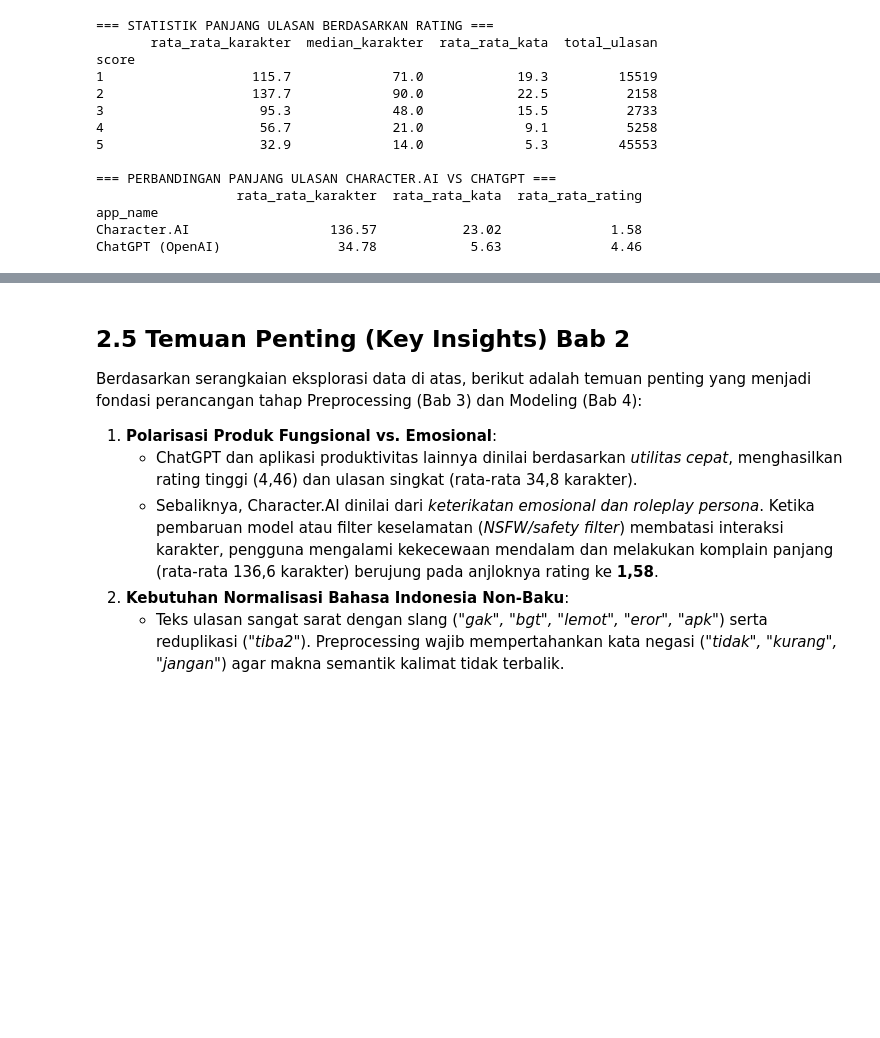
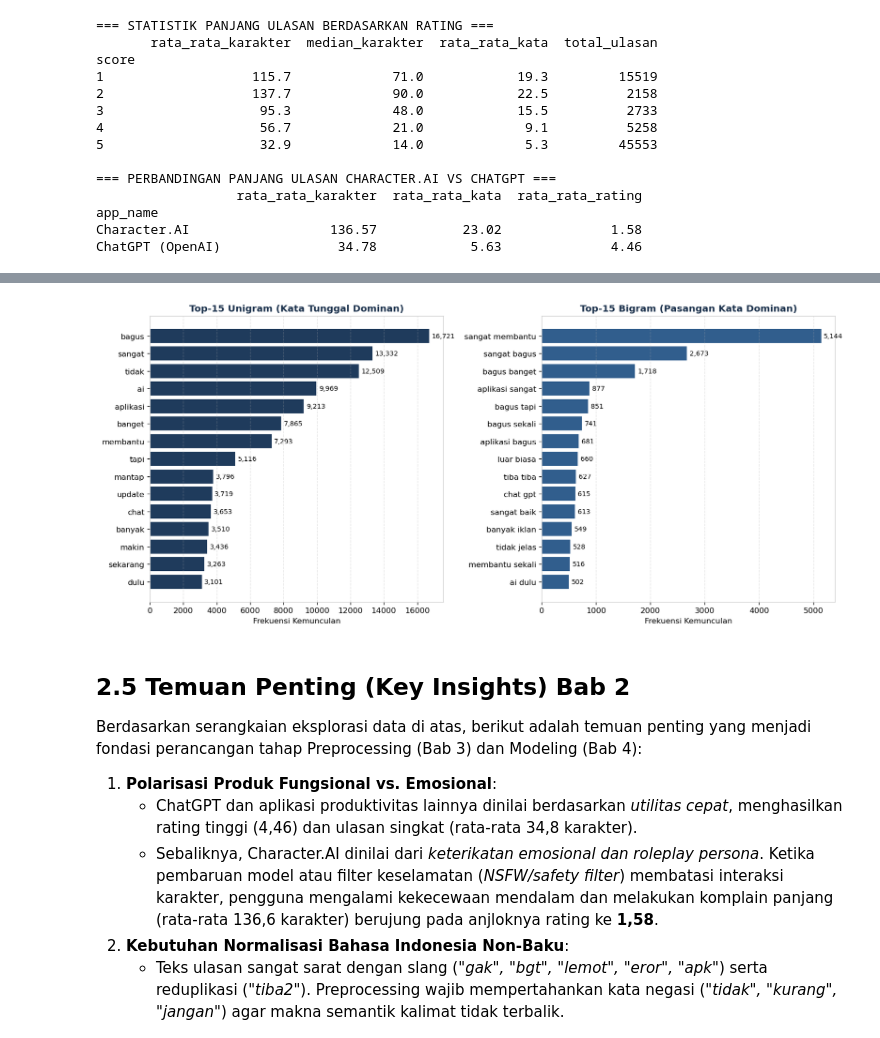
Before and after one commit to awillyam327/AM552B_GenAI_Indonesia, a Jupyter notebook: notebooks/01_Data_Understanding_dan_EDA.ipynb, the cells around one changed output, grey strips where cells are left out. Saved outputs shown, nothing was run; the diff lists cells and outputs as text; code cells hidden in the pictures; blank space fills up the shorter version.

```diff
--- a/notebooks/01_Data_Understanding_dan_EDA.ipynb
+++ b/notebooks/01_Data_Understanding_dan_EDA.ipynb
@@ -268,0 +272,78 @@ ChatGPT (OpenAI)               34.78            5.63              4.46
+# %%
+from collections import Counter
+
+SLANG_EDA = {
+    "gk": "tidak", "ga": "tidak", "gak": "tidak", "nggak": "tidak", "enggak": "tidak",
+    "tdk": "tidak", "tak": "tidak", "bgt": "banget", "bngt": "banget", "yg": "yang",
+    "dgn": "dengan", "utk": "untuk", "buat": "untuk", "krn": "karena", "karna": "karena",
+    "klo": "kalau", "kalo": "kalau", "udh": "sudah", "udah": "sudah", "sdh": "sudah",
+    "blm": "belum", "tp": "tapi", "tpi": "tapi", "aja": "saja", "aj": "saja",
+    "apk": "aplikasi", "app": "aplikasi", "apps": "aplikasi", "bisa2": "bisa",
+    "eror": "error", "lemot": "lambat", "lelet": "lambat", "bgus": "bagus",
+    "bgs": "bagus", "mantul": "mantap", "mksh": "terima kasih", "makasih": "terima kasih",
+    "trims": "terima kasih", "trimakasih": "terima kasih",
+}
+
+STOPWORDS_EDA = {
+    "yang", "di", "dan", "ini", "itu", "dengan", "untuk", "pada", "dari", "ke",
+    "dalam", "saya", "aku", "nya", "ya", "saja", "juga", "atau", "ada", "kalau",
+    "karena", "sudah", "bisa", "sama", "jadi", "lebih", "mau", "apa", "lagi",
+    "buat", "kan", "lah", "kok", "sih", "deh", "dong", "nih", "tuh", "pun",
+    "kami", "kita", "mereka", "dia", "kamu", "anda", "seperti", "saat", "ketika",
+    "oleh", "sebagai", "bahwa", "adalah", "yaitu", "the", "to", "and", "of",
+    "in", "is", "it", "for", "on", "with", "as", "this", "that",
+}
+
+def tokenize_eda(text):
+    if not isinstance(text, str):
+        return []
+    words = re.findall(r"[a-z]+", text.lower())
+    out = []
+    for w in words:
+        wn = SLANG_EDA.get(w, w)
+        if len(wn) >= 2 and wn not in STOPWORDS_EDA:
+            out.append(wn)
+    return out
+
+unigram_cnt = Counter()
+bigram_cnt = Counter()
+for txt in df["content"].astype(str):
+    toks = tokenize_eda(txt)
+    unigram_cnt.update(toks)
+    if len(toks) >= 2:
+        bigram_cnt.update([f"{toks[i]} {toks[i+1]}" for i in range(len(toks) - 1)])
+
+top20_uni = unigram_cnt.most_common(20)
+top20_bi = bigram_cnt.most_common(20)
+
+ngram_df = pd.DataFrame({
+    "Rank": range(1, 21),
+    "Top-20 Unigram": [w for w, _ in top20_uni],
+    "Freq Unigram": [c for _, c in top20_uni],
+    "Top-20 Bigram": [w for w, _ in top20_bi],
+    "Freq Bigram": [c for _, c in top20_bi],
+})
+display(ngram_df)
+
+# Visualisasi Top-15 Unigram & Bigram
+fig, axes = plt.subplots(1, 2, figsize=(13.5, 6), dpi=120)
+
+uni_15 = top20_uni[:15][::-1]
+axes[0].barh([w for w, _ in uni_15], [c for _, c in uni_15], color="#1F3B5C")
+axes[0].set_title("Top-15 Unigram (Kata Tunggal Dominan)", fontweight="bold", color="#1B314C")
+axes[0].set_xlabel("Frekuensi Kemunculan")
+axes[0].grid(axis="x", linestyle="--", alpha=0.35)
+for idx, (_, c) in enumerate(uni_15):
+    axes[0].text(c + 150, idx, f"{c:,}", va="center", fontsize=8.5)
+
+bi_15 = top20_bi[:15][::-1]
+axes[1].barh([w for w, _ in bi_15], [c for _, c in bi_15], color="#315E8D")
+axes[1].set_title("Top-15 Bigram (Pasangan Kata Dominan)", fontweight="bold", color="#1B314C")
+axes[1].set_xlabel("Frekuensi Kemunculan")
+axes[1].grid(axis="x", linestyle="--", alpha=0.35)
+for idx, (_, c) in enumerate(bi_15):
+    axes[1].text(c + 50, idx, f"{c:,}", va="center", fontsize=8.5)
+
+plt.tight_layout()
+plt.show()
+# %% [output]
@@ -269,3 +367,4 @@ ChatGPT (OpenAI)               34.78            5.63              4.46
+[figure, added]
 # %% [markdown]
 ## 2.5 Temuan Penting (Key Insights) Bab 2
 Berdasarkan serangkaian eksplorasi data di atas, berikut adalah temuan penting yang menjadi fondasi perancangan tahap Preprocessing (Bab 3) dan Modeling (Bab 4):
```
Also changed, not shown: parts of 3 cells of this notebook, 2 other files.
